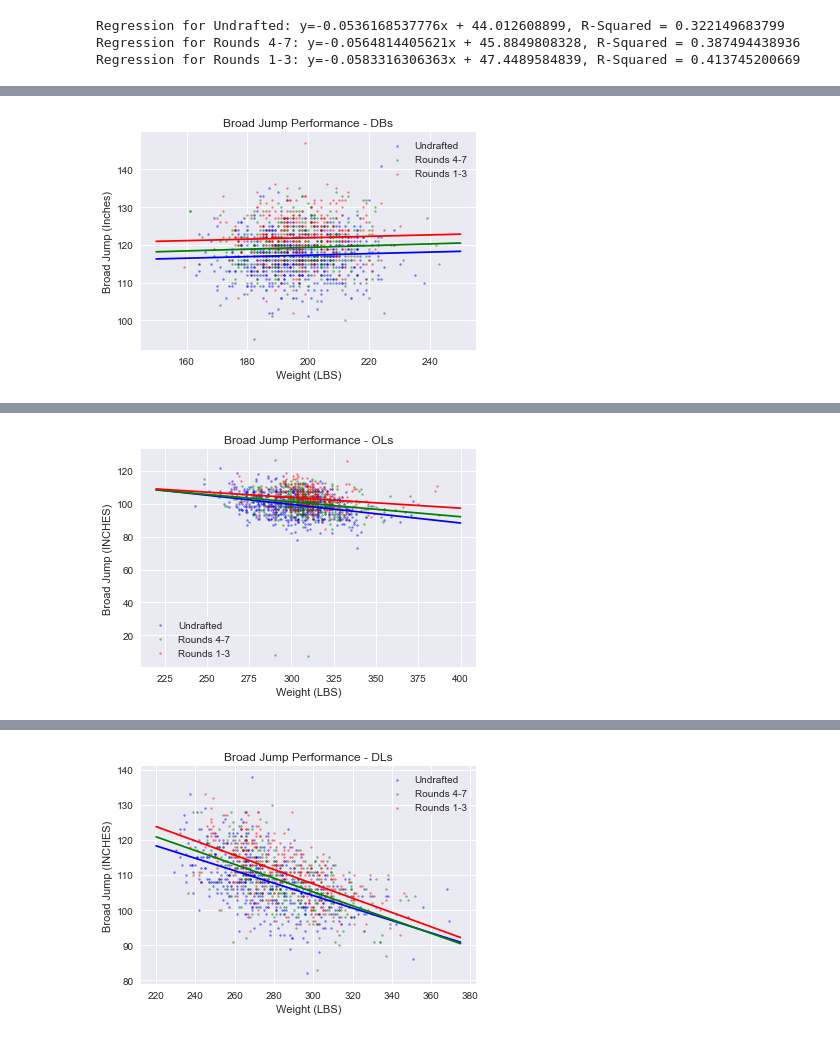
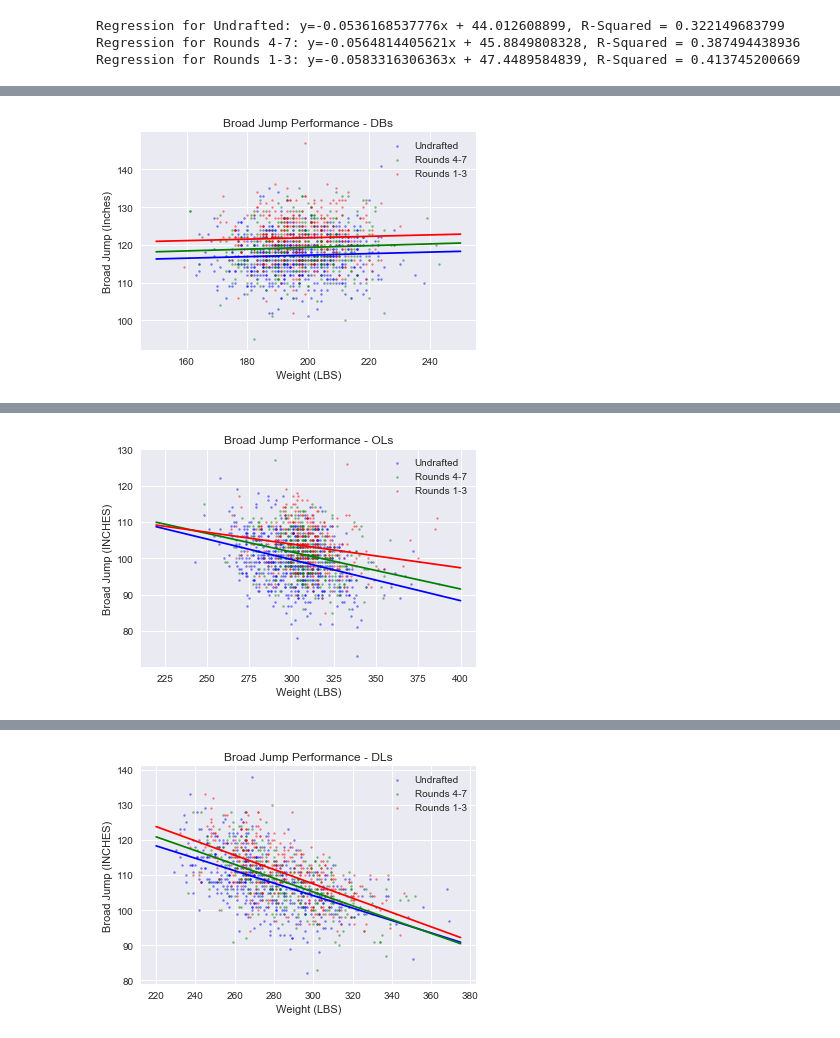
Before and after one commit to pdkim1208/Springboard, a Jupyter notebook: CapstoneProject1.ipynb, the cells around one changed output, grey strips where cells are left out. Drawn from its saved outputs; the diff is of its cells as text; code cells hidden in the pictures.

```diff
--- a/CapstoneProject1.ipynb
+++ b/CapstoneProject1.ipynb
@@ -112,6 +112,17 @@ df_QB = df_joined[df_joined['Pos'] == 'QB']
 df_RB = df_joined[df_joined['Pos'] == 'RB']
 df_TE = df_joined[df_joined['Pos'] == 'TE']
 df_WR = df_joined[df_joined['Pos'] == 'WR']
+
+#Find Mean Weights to find values for each regression model
+mean_weight_OL = np.mean(df_OL['Weight'])
+mean_weight_DB = np.mean(df_DB['Weight'])
+mean_weight_DL = np.mean(df_DL['Weight'])
+mean_weight_FB = np.mean(df_FB['Weight'])
+mean_weight_LB = np.mean(df_LB['Weight'])
+mean_weight_QB = np.mean(df_QB['Weight'])
+mean_weight_RB = np.mean(df_RB['Weight'])
+mean_weight_TE = np.mean(df_TE['Weight'])
+mean_weight_WR = np.mean(df_WR['Weight'])
 # %%
 #Create a violinplot for weight of each position group
 Weight_df_pos = df_joined[['Pos', 'Weight']].dropna()
@@ -1741,6 +1952,11 @@ print('Regression for Undrafted: y=' + str(m_db_Undrafted) + 'x + ' + str(b_db_U
 print('Regression for Rounds 4-7: y=' + str(m_db_47) + 'x + ' + str(b_db_47) + ', R-Squared = ' + str(Broad_Jump_db_rsquared_47))
 print('Regression for Rounds 1-3: y=' + str(m_db_13) + 'x + ' + str(b_db_13) + ', R-Squared = ' + str(Broad_Jump_db_rsquared_13))
 
+#Print values based on mean weights for each position group for each draft group
+print('Mean Value for Undrafted: ' + str(m_db_Undrafted*mean_weight_DB+b_db_Undrafted))
+print('Mean Value for Rounds 4-7: ' + str(m_db_47*mean_weight_DB+b_db_47))
+print('Mean Value for Rounds 1-3: ' + str(m_db_13*mean_weight_DB+b_db_13))
+print('Mean Weight: ' + str(mean_weight_DB) + ' LBS')
 
 #Scatterplot for OL Group
 Broad_Jump_OL_weight_13 = df_OL[['Weight', 'Broad_Jump', 'Rnd']].dropna()
@@ -1748,6 +1964,7 @@ Broad_Jump_OL_weight_13 = Broad_Jump_OL_weight_13[Broad_Jump_OL_weight_13['Rnd']
 
 Broad_Jump_OL_weight_47 = df_OL[['Weight', 'Broad_Jump', 'Rnd']].dropna()
 Broad_Jump_OL_weight_47 = Broad_Jump_OL_weight_47[Broad_Jump_OL_weight_47['Rnd'] == '4-7']
+Broad_Jump_OL_weight_47 = Broad_Jump_OL_weight_47[Broad_Jump_OL_weight_47['Broad_Jump'] > 30]
 
 Broad_Jump_OL_weight_Undrafted = df_OL[['Weight', 'Broad_Jump', 'Rnd']].dropna()
 Broad_Jump_OL_weight_Undrafted = Broad_Jump_OL_weight_Undrafted[Broad_Jump_OL_weight_Undrafted['Rnd'] == 'Undrafted']
@@ -1786,6 +2003,11 @@ print('Regression for Undrafted: y=' + str(m_OL_Undrafted) + 'x + ' + str(b_OL_U
 print('Regression for Rounds 4-7: y=' + str(m_OL_47) + 'x + ' + str(b_OL_47) + ', R-Squared = ' + str(Broad_Jump_OL_rsquared_47))
 print('Regression for Rounds 1-3: y=' + str(m_OL_13) + 'x + ' + str(b_OL_13) + ', R-Squared = ' + str(Broad_Jump_OL_rsquared_13))
 
+#Print values based on mean weights for each position group for each draft group
+print('Mean Value for Undrafted: ' + str(m_OL_Undrafted*mean_weight_OL+b_OL_Undrafted))
+print('Mean Value for Rounds 4-7: ' + str(m_OL_47*mean_weight_OL+b_OL_47))
+print('Mean Value for Rounds 1-3: ' + str(m_OL_13*mean_weight_OL+b_OL_13))
+print('Mean Weight: ' + str(mean_weight_OL) + ' LBS')
 
 #scatterplot for Broad_Jump for DL Group
 Broad_Jump_DL_weight_13 = df_DL[['Weight', 'Broad_Jump', 'Rnd']].dropna()
@@ -1831,6 +2053,12 @@ print('Regression for Undrafted: y=' + str(m_DL_Undrafted) + 'x + ' + str(b_DL_U
 print('Regression for Rounds 4-7: y=' + str(m_DL_47) + 'x + ' + str(b_DL_47) + ', R-Squared = ' + str(Broad_Jump_DL_rsquared_47))
 print('Regression for Rounds 1-3: y=' + str(m_DL_13) + 'x + ' + str(b_DL_13) + ', R-Squared = ' + str(Broad_Jump_DL_rsquared_13))
 
+#Print values based on mean weights for each position group for each draft group
+print('Mean Value for Undrafted: ' + str(m_DL_Undrafted*mean_weight_DL+b_DL_Undrafted))
+print('Mean Value for Rounds 4-7: ' + str(m_DL_47*mean_weight_DL+b_DL_47))
+print('Mean Value for Rounds 1-3: ' + str(m_DL_13*mean_weight_DL+b_DL_13))
+print('Mean Weight: ' + str(mean_weight_DL) + ' LBS')
+
 #scatterplot for Broad_Jump for TE Group
 Broad_Jump_TE_weight_13 = df_TE[['Weight', 'Broad_Jump', 'Rnd']].dropna()
 Broad_Jump_TE_weight_13 = Broad_Jump_TE_weight_13[Broad_Jump_TE_weight_13['Rnd'] == '1-3']
@@ -1846,9 +2074,9 @@ Broad_Jump_TE_weight_Undrafted = Broad_Jump_TE_weight_Undrafted[Broad_Jump_TE_we
 
 #calculate regression lines for all 3 groups
 x = np.array([200,320])
-m_TE_Undrafted, b_TE_Undrafted = np. polyfit (Broad_Jump_TE_weight_Undrafted['Weight'], Broad_Jump_TE_weight_Undrafted['Broad_Jump'], deg=1)
+m_TE_Undrafted, b_TE_Undrafted = np.polyfit(Broad_Jump_TE_weight_Undrafted['Weight'], Broad_Jump_TE_weight_Undrafted['Broad_Jump'], deg=1)
 m_TE_47, b_TE_47 = np.polyfit(Broad_Jump_TE_weight_47['Weight'], Broad_Jump_TE_weight_47['Broad_Jump'], deg=1)
-m_TE_13, b_TE_13 = np. polyfit (Broad_Jump_TE_weight_13['Weight'], Broad_Jump_TE_weight_13['Broad_Jump'], deg=1)
+m_TE_13, b_TE_13 = np.polyfit (Broad_Jump_TE_weight_13['Weight'], Broad_Jump_TE_weight_13['Broad_Jump'], deg=1)
 
 Broad_Jump_TE_rsquared_Undrafted = rsquared(Broad_Jump_TE_weight_Undrafted['Weight'], Broad_Jump_TE_weight_Undrafted['Broad_Jump'])
 Broad_Jump_TE_rsquared_47 = rsquared(Broad_Jump_TE_weight_47['Weight'], Broad_Jump_TE_weight_47['Broad_Jump'])
@@ -1878,6 +2106,12 @@ print('Regression for Rounds 4-7: y=' + str(m_TE_47) + 'x + ' + str(b_TE_47) + '
 print('Regression for Rounds 1-3: y=' + str(m_TE_13) + 'x + ' + str(b_TE_13) + ', R-Squared = ' + str(Broad_Jump_TE_rsquared_13))
 
 
+#Print values based on mean weights for each position group for each draft group
+print('Mean Value for Undrafted: ' + str(m_TE_Undrafted*mean_weight_TE+b_TE_Undrafted))
+print('Mean Value for Rounds 4-7: ' + str(m_TE_47*mean_weight_TE+b_TE_47))
+print('Mean Value for Rounds 1-3: ' + str(m_TE_13*mean_weight_TE+b_TE_13))
+print('Mean Weight: ' + str(mean_weight_TE) + ' LBS')
+
 #scatterplot for Broad_Jump for RB Group
 Broad_Jump_RB_weight_13 = df_RB[['Weight', 'Broad_Jump', 'Rnd']].dropna()
 Broad_Jump_RB_weight_13 = Broad_Jump_RB_weight_13[Broad_Jump_RB_weight_13['Rnd'] == '1-3']
@@ -1891,9 +2125,9 @@ Broad_Jump_RB_weight_Undrafted = Broad_Jump_RB_weight_Undrafted[Broad_Jump_RB_we
 
 #calculate regression lines for all 3 groups
 x = np.array([150,260])
-m_RB_Undrafted, b_RB_Undrafted = np. polyfit (Broad_Jump_RB_weight_Undrafted ['Weight'], Broad_Jump_RB_weight_Undrafted ['Broad_Jump'], deg=1)
+m_RB_Undrafted, b_RB_Undrafted = np.polyfit(Broad_Jump_RB_weight_Undrafted['Weight'], Broad_Jump_RB_weight_Undrafted['Broad_Jump'], deg=1)
 m_RB_47, b_RB_47 = np.polyfit(Broad_Jump_RB_weight_47['Weight'], Broad_Jump_RB_weight_47['Broad_Jump'], deg=1)
-m_RB_13, b_RB_13 = np. polyfit (Broad_Jump_RB_weight_13['Weight'], Broad_Jump_RB_weight_13['Broad_Jump'], deg=1)
+m_RB_13, b_RB_13 = np.polyfit (Broad_Jump_RB_weight_13['Weight'], Broad_Jump_RB_weight_13['Broad_Jump'], deg=1)
 
 Broad_Jump_RB_rsquared_Undrafted = rsquared(Broad_Jump_RB_weight_Undrafted['Weight'], Broad_Jump_RB_weight_Undrafted['Broad_Jump'])
 Broad_Jump_RB_rsquared_47 = rsquared(Broad_Jump_RB_weight_47['Weight'], Broad_Jump_RB_weight_47['Broad_Jump'])
@@ -1922,6 +2156,11 @@ print('Regression for Undrafted: y=' + str(m_RB_Undrafted) + 'x + ' + str(b_RB_U
 print('Regression for Rounds 4-7: y=' + str(m_RB_47) + 'x + ' + str(b_RB_47) + ', R-Squared = ' + str(Broad_Jump_RB_rsquared_47))
 print('Regression for Rounds 1-3: y=' + str(m_RB_13) + 'x + ' + str(b_RB_13) + ', R-Squared = ' + str(Broad_Jump_RB_rsquared_13))
 
+#Print values based on mean weights for each position group for each draft group
+print('Mean Value for Undrafted: ' + str(m_RB_Undrafted*mean_weight_RB+b_RB_Undrafted))
+print('Mean Value for Rounds 4-7: ' + str(m_RB_47*mean_weight_RB+b_RB_47))
+print('Mean Value for Rounds 1-3: ' + str(m_RB_13*mean_weight_RB+b_RB_13))
+print('Mean Weight: ' + str(mean_weight_RB) + ' LBS')
 
 #scatterplot for Broad_Jump for WR Group
 Broad_Jump_WR_weight_13 = df_WR[['Weight', 'Broad_Jump', 'Rnd']].dropna()
@@ -1967,6 +2206,11 @@ print('Regression for Undrafted: y=' + str(m_WR_Undrafted) + 'x + ' + str(b_WR_U
 print('Regression for Rounds 4-7: y=' + str(m_WR_47) + 'x + ' + str(b_WR_47) + ', R-Squared = ' + str(Broad_Jump_WR_rsquared_47))
 print('Regression for Rounds 1-3: y=' + str(m_WR_13) + 'x + ' + str(b_WR_13) + ', R-Squared = ' + str(Broad_Jump_WR_rsquared_13))
 
+#Print values based on mean weights for each position group for each draft group
+print('Mean Value for Undrafted: ' + str(m_WR_Undrafted*mean_weight_WR+b_WR_Undrafted))
+print('Mean Value for Rounds 4-7: ' + str(m_WR_47*mean_weight_WR+b_WR_47))
+print('Mean Value for Rounds 1-3: ' + str(m_WR_13*mean_weight_WR+b_WR_13))
+print('Mean Weight: ' + str(mean_weight_WR) + ' LBS')
 
 #scatterplot for Broad_Jump for QB Group
 Broad_Jump_QB_weight_13 = df_QB[['Weight', 'Broad_Jump', 'Rnd']].dropna()
@@ -1981,9 +2225,9 @@ Broad_Jump_QB_weight_Undrafted = Broad_Jump_QB_weight_Undrafted[Broad_Jump_QB_we
 
 #calculate regression lines for all 3 groups
 x = np.array([180,270])
-m_QB_Undrafted, b_QB_Undrafted = np. polyfit (Broad_Jump_QB_weight_Undrafted ['Weight'], Broad_Jump_QB_weight_Undrafted ['Broad_Jump'], deg=1)
+m_QB_Undrafted, b_QB_Undrafted = np.polyfit(Broad_Jump_QB_weight_Undrafted['Weight'], Broad_Jump_QB_weight_Undrafted['Broad_Jump'], deg=1)
 m_QB_47, b_QB_47 = np.polyfit(Broad_Jump_QB_weight_47['Weight'], Broad_Jump_QB_weight_47['Broad_Jump'], deg=1)
-m_QB_13, b_QB_13 = np. polyfit (Broad_Jump_QB_weight_13['Weight'], Broad_Jump_QB_weight_13['Broad_Jump'], deg=1)
+m_QB_13, b_QB_13 = np.polyfit(Broad_Jump_QB_weight_13['Weight'], Broad_Jump_QB_weight_13['Broad_Jump'], deg=1)
 
 Broad_Jump_QB_rsquared_Undrafted = rsquared(Broad_Jump_QB_weight_Undrafted['Weight'], Broad_Jump_QB_weight_Undrafted['Broad_Jump'])
 Broad_Jump_QB_rsquared_47 = rsquared(Broad_Jump_QB_weight_47['Weight'], Broad_Jump_QB_weight_47['Broad_Jump'])
@@ -2012,6 +2256,12 @@ print('Regression for Undrafted: y=' + str(m_QB_Undrafted) + 'x + ' + str(b_QB_U
 print('Regression for Rounds 4-7: y=' + str(m_QB_47) + 'x + ' + str(b_QB_47) + ', R-Squared = ' + str(Broad_Jump_QB_rsquared_47))
 print('Regression for Rounds 1-3: y=' + str(m_QB_13) + 'x + ' + str(b_QB_13) + ', R-Squared = ' + str(Broad_Jump_QB_rsquared_13))
 
+#Print values based on mean weights for each position group for each draft group
+print('Mean Value for Undrafted: ' + str(m_QB_Undrafted*mean_weight_QB+b_QB_Undrafted))
+print('Mean Value for Rounds 4-7: ' + str(m_QB_47*mean_weight_QB+b_QB_47))
+print('Mean Value for Rounds 1-3: ' + str(m_QB_13*mean_weight_QB+b_QB_13))
+print('Mean Weight: ' + str(mean_weight_QB) + ' LBS')
+
 #scatterplot for Broad_Jump for LB Group
 Broad_Jump_LB_weight_13 = df_LB[['Weight', 'Broad_Jump', 'Rnd']].dropna()
 Broad_Jump_LB_weight_13 = Broad_Jump_LB_weight_13[Broad_Jump_LB_weight_13['Rnd'] == '1-3']
@@ -2025,9 +2275,9 @@ Broad_Jump_LB_weight_Undrafted = Broad_Jump_LB_weight_Undrafted[Broad_Jump_LB_we
 
 #calculate regression lines for all 3 groups
 x = np.array([200,280])
-m_LB_Undrafted, b_LB_Undrafted = np. polyfit (Broad_Jump_LB_weight_Undrafted ['Weight'], Broad_Jump_LB_weight_Undrafted ['Broad_Jump'], deg=1)
+m_LB_Undrafted, b_LB_Undrafted = np.polyfit(Broad_Jump_LB_weight_Undrafted['Weight'], Broad_Jump_LB_weight_Undrafted['Broad_Jump'], deg=1)
 m_LB_47, b_LB_47 = np.polyfit(Broad_Jump_LB_weight_47['Weight'], Broad_Jump_LB_weight_47['Broad_Jump'], deg=1)
-m_LB_13, b_LB_13 = np. polyfit (Broad_Jump_LB_weight_13['Weight'], Broad_Jump_LB_weight_13['Broad_Jump'], deg=1)
+m_LB_13, b_LB_13 = np.polyfit(Broad_Jump_LB_weight_13['Weight'], Broad_Jump_LB_weight_13['Broad_Jump'], deg=1)
 
 Broad_Jump_LB_rsquared_Undrafted = rsquared(Broad_Jump_LB_weight_Undrafted['Weight'], Broad_Jump_LB_weight_Undrafted['Broad_Jump'])
 Broad_Jump_LB_rsquared_47 = rsquared(Broad_Jump_LB_weight_47['Weight'], Broad_Jump_LB_weight_47['Broad_Jump'])
@@ -2056,6 +2306,12 @@ print('Regression for Undrafted: y=' + str(m_LB_Undrafted) + 'x + ' + str(b_LB_U
 print('Regression for Rounds 4-7: y=' + str(m_LB_47) + 'x + ' + str(b_LB_47) + ', R-Squared = ' + str(Broad_Jump_LB_rsquared_47))
 print('Regression for Rounds 1-3: y=' + str(m_LB_13) + 'x + ' + str(b_LB_13) + ', R-Squared = ' + str(Broad_Jump_LB_rsquared_13))
 
+#Print values based on mean weights for each position group for each draft group
+print('Mean Value for Undrafted: ' + str(m_LB_Undrafted*mean_weight_LB+b_LB_Undrafted))
+print('Mean Value for Rounds 4-7: ' + str(m_LB_47*mean_weight_LB+b_LB_47))
+print('Mean Value for Rounds 1-3: ' + str(m_LB_13*mean_weight_LB+b_LB_13))
+print('Mean Weight: ' + str(mean_weight_LB) + ' LBS')
+
 #scatterplot for Broad_Jump for FB Group
 Broad_Jump_FB_weight_13 = df_FB[['Weight', 'Broad_Jump', 'Rnd']].dropna()
 Broad_Jump_FB_weight_13 = Broad_Jump_FB_weight_13[Broad_Jump_FB_weight_13['Rnd'] == '1-3']
@@ -2069,9 +2325,9 @@ Broad_Jump_FB_weight_Undrafted = Broad_Jump_FB_weight_Undrafted[Broad_Jump_FB_we
 
 #calculate regression lines for all 3 groups
 x = np.array([200,280])
-m_FB_Undrafted, b_FB_Undrafted = np. polyfit (Broad_Jump_FB_weight_Undrafted ['Weight'], Broad_Jump_FB_weight_Undrafted ['Broad_Jump'], deg=1)
+m_FB_Undrafted, b_FB_Undrafted = np.polyfit(Broad_Jump_FB_weight_Undrafted['Weight'], Broad_Jump_FB_weight_Undrafted['Broad_Jump'], deg=1)
 m_FB_47, b_FB_47 = np.polyfit(Broad_Jump_FB_weight_47['Weight'], Broad_Jump_FB_weight_47['Broad_Jump'], deg=1)
-m_FB_13, b_FB_13 = np. polyfit (Broad_Jump_FB_weight_13['Weight'], Broad_Jump_FB_weight_13['Broad_Jump'], deg=1)
+m_FB_13, b_FB_13 = np.polyfit(Broad_Jump_FB_weight_13['Weight'], Broad_Jump_FB_weight_13['Broad_Jump'], deg=1)
 
 Broad_Jump_FB_rsquared_Undrafted = rsquared(Broad_Jump_FB_weight_Undrafted['Weight'], Broad_Jump_FB_weight_Undrafted['Broad_Jump'])
 Broad_Jump_FB_rsquared_47 = rsquared(Broad_Jump_FB_weight_47['Weight'], Broad_Jump_FB_weight_47['Broad_Jump'])
@@ -2099,6 +2355,12 @@ plt.show()
 print('Regression for Undrafted: y=' + str(m_FB_Undrafted) + 'x + ' + str(b_FB_Undrafted) + ', R-Squared = ' + str(Broad_Jump_FB_rsquared_Undrafted))
 print('Regression for Rounds 4-7: y=' + str(m_FB_47) + 'x + ' + str(b_FB_47) + ', R-Squared = ' + str(Broad_Jump_FB_rsquared_47))
 print('Regression for Rounds 1-3: y=' + str(m_FB_13) + 'x + ' + str(b_FB_13) + ', R-Squared = ' + str(Broad_Jump_FB_rsquared_13))
+
+#Print values based on mean weights for each position group for each draft group
+print('Mean Value for Undrafted: ' + str(m_FB_Undrafted*mean_weight_FB+b_FB_Undrafted))
+print('Mean Value for Rounds 4-7: ' + str(m_FB_47*mean_weight_FB+b_FB_47))
+print('Mean Value for Rounds 1-3: ' + str(m_FB_13*mean_weight_FB+b_FB_13))
+print('Mean Weight: ' + str(mean_weight_FB) + ' LBS')
 # %% [output]
 [figure]
 Regression for Undrafted: y=0.0201884051063x + 113.229459836, R-Squared = 0.00237690114587
@@ -2107,2 +2373,2 @@ Regression for Rounds 1-3: y=0.0190135088153x + 118.074984214, R-Squared = 0.001
-[figure, old version]
+[figure, new version]
 Regression for Undrafted: y=-0.112943245978x + 133.529864049, R-Squared = 0.107949968861
```
Also changed, not shown: parts of 16 cells of this notebook.
